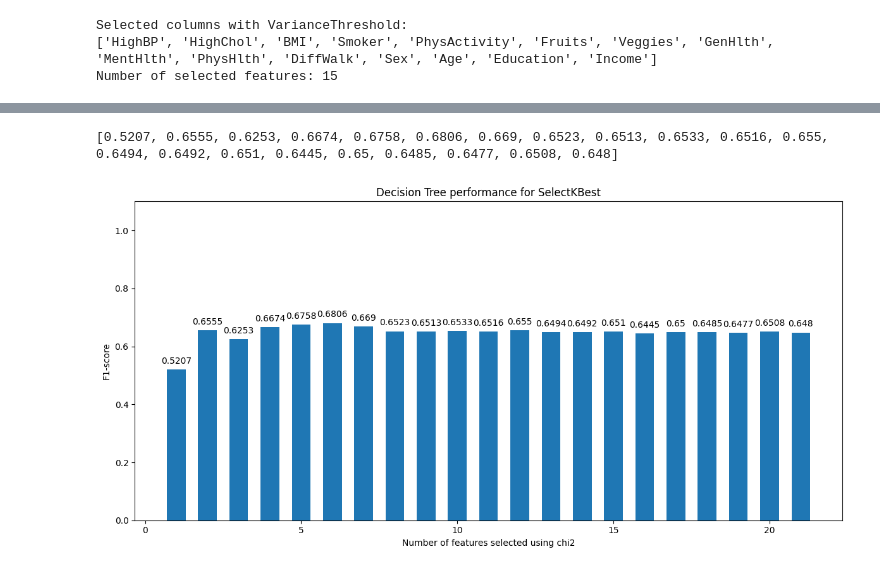
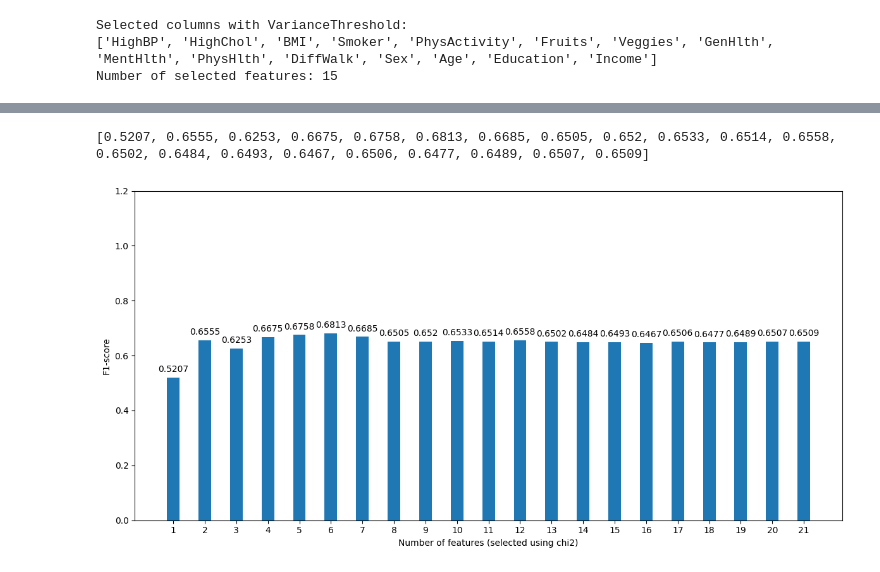
Before and after one commit to alexandra10zam/ML, a Jupyter notebook: ML Lab.ipynb, the cells around one changed output, grey strips where cells are left out. Cells and saved outputs as stored; diff of their text form; code cells hidden in the pictures.

```diff
--- a/ML Lab.ipynb
+++ b/ML Lab.ipynb
@@ -262,43 +282,41 @@ F1-score: 0.6552
 X_train_v2 = X_train.copy()
 X_test_v2 = X_test.copy()
 
-# chi2 needs non-negative values, and our dataset is already non-negative
 f1_score_list = []
 
 for k in range(1, X_train.shape[1] + 1):
-    selector = SelectKBest(score_func=chi2, k=k)
-    selector.fit(X_train_v2, y_train)
+    selector_k = SelectKBest(score_func=chi2, k=k)
+    selector_k.fit(X_train_v2, y_train)
 
-    sel_X_train_v2 = selector.transform(X_train_v2)
-    sel_X_test_v2 = selector.transform(X_test_v2)
+    sel_X_train_v2 = selector_k.transform(X_train_v2)
+    sel_X_test_v2 = selector_k.transform(X_test_v2)
 
     dt.fit(sel_X_train_v2, y_train)
     kbest_preds = dt.predict(sel_X_test_v2)
 
-    f1_score_kbest = round(f1_score(y_test, kbest_preds), 4)
-    f1_score_list.append(f1_score_kbest)
+    f1_k = round(f1_score(y_test, kbest_preds), 4)
+    f1_score_list.append(f1_k)
 
 print(f1_score_list)
 # %% [output]
-[0.5207, 0.6555, 0.6253, 0.6674, 0.6758, 0.6806, 0.669, 0.6523, 0.6513, 0.6533, 0.6516, 0.655, 0.6494, 0.6492, 0.651, 0.6445, 0.65, 0.6485, 0.6477, 0.6508, 0.648]
+[0.5207, 0.6555, 0.6253, 0.6675, 0.6758, 0.6813, 0.6685, 0.6505, 0.652, 0.6533, 0.6514, 0.6558, 0.6502, 0.6484, 0.6493, 0.6467, 0.6506, 0.6477, 0.6489, 0.6507, 0.6509]
-# %%
-fig, ax = plt.subplots(figsize=(12,6))
-x_vals = list(range(1, X_train.shape[1] + 1))
-y_vals = f1_score_list
-
-ax.bar(x_vals, y_vals, width=0.6)
-ax.set_xlabel("Number of features selected using chi2")
-ax.set_ylabel("F1-score")
-ax.set_title("Decision Tree performance for SelectKBest")
-ax.set_ylim(0, 1.1)
-
-for index, value in enumerate(y_vals):
-    plt.text(x=x_vals[index], y=value + 0.02, s=str(value), ha='center')
-
-plt.tight_layout()
-plt.show()
-# %% [output]
-[figure, removed]
+# %%
+fig, ax = plt.subplots(figsize=(12, 6))
+x_vals = [str(i) for i in range(1, X_train.shape[1] + 1)]
+y_vals = f1_score_list
+
+ax.bar(x_vals, y_vals, width=0.4)
+ax.set_xlabel('Number of features (selected using chi2)')
+ax.set_ylabel('F1-score')
+ax.set_ylim(0, 1.2)
+
+for index, value in enumerate(y_vals):
+    plt.text(x=index, y=value + 0.02, s=str(value), ha='center')
+
+plt.tight_layout()
+plt.show()
+# %% [output]
+[figure, added]
 # %%
 best_k = np.argmax(f1_score_list) + 1
 print("Best k:", best_k)
```
Also changed, not shown: parts of 67 cells of this notebook, 3 other files.
